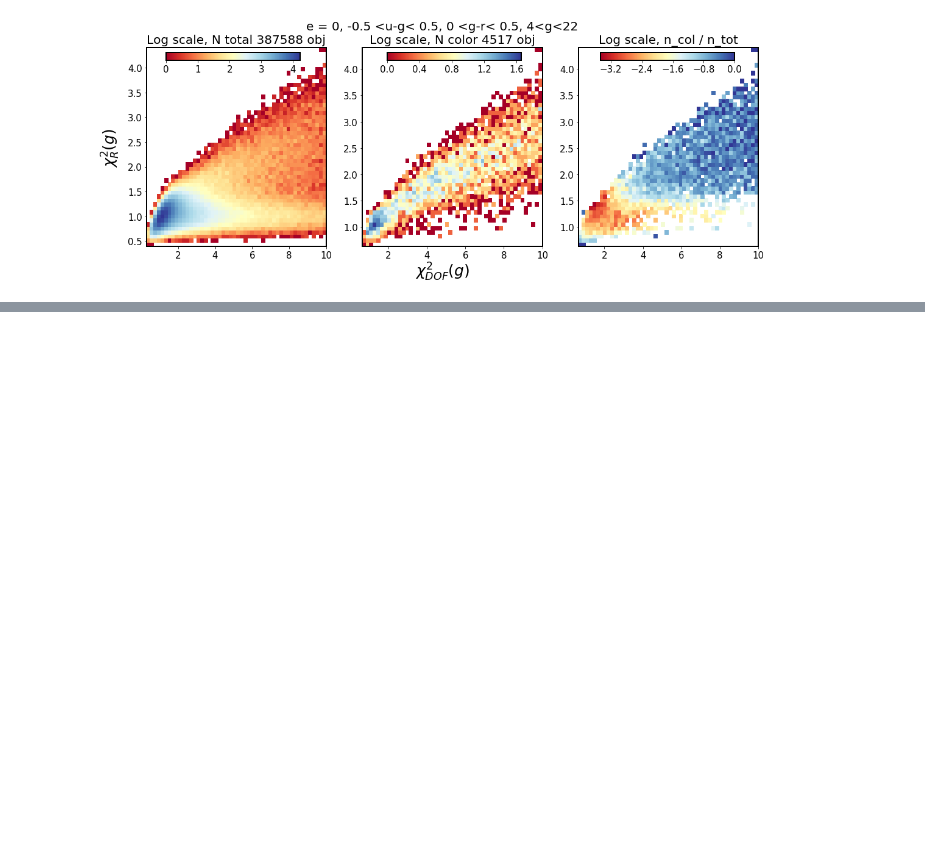
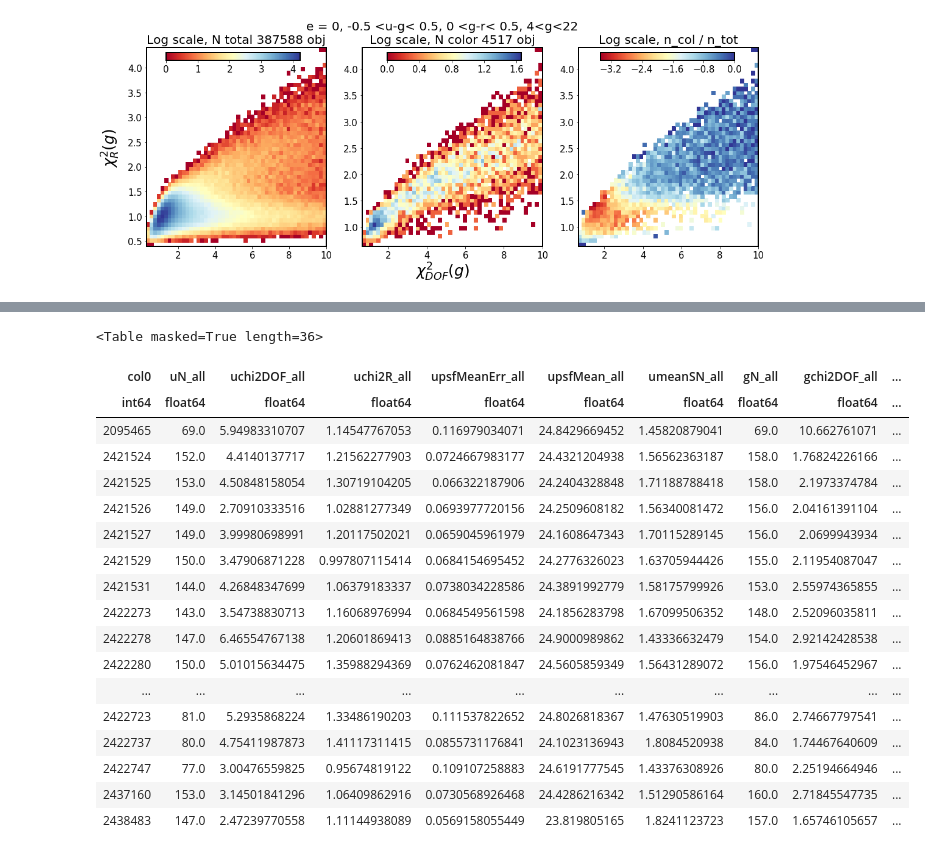
Before and after one commit to suberlak/SDSS_S82_FP_research, a Jupyter notebook: code/06.2017_SDSS_finding_QSO.ipynb, the cells around one changed output, grey strips where cells are left out. Saved outputs shown, nothing was run; the diff lists cells and outputs as text; code cells hidden in the pictures; blank space fills up the shorter version.

```diff
--- a/code/06.2017_SDSS_finding_QSO.ipynb
+++ b/code/06.2017_SDSS_finding_QSO.ipynb
@@ -640,0 +787,32 @@ Saved as /Users/chris/GradResearch/SDSS_S82_FP_research/data_products/Fig_findin
+# %%
+# Figure out why in some cases the mean lightcurve error is < 0  .....
+# How is this possible ??? Is there anything wrong with the pipeline ?
+
+mask = {}
+
+for f in 'ugriz' :
+    mask[f] = data[f+'psfMeanErr_all'].data.data < 0
+m = mask['u'] | mask['g'] | mask['r'] | mask['i'] | mask['z']
+# %%
+
+data[mask['i']]
+# %% [output]
+<Table masked=True length=36>
+| col0 | uN_all | uchi2DOF_all | uchi2R_all | upsfMeanErr_all | upsfMean_all | umeanSN_all | gN_all | gchi2DOF_all | ... |
+| int64 | float64 | float64 | float64 | float64 | float64 | float64 | float64 | float64 | ... |
+| 2095465 | 69.0 | 5.94983310707 | 1.14547767053 | 0.116979034071 | 24.8429669452 | 1.45820879041 | 69.0 | 10.662761071 | ... |
+| 2421524 | 152.0 | 4.4140137717 | 1.21562277903 | 0.0724667983177 | 24.4321204938 | 1.56562363187 | 158.0 | 1.76824226166 | ... |
+| 2421525 | 153.0 | 4.50848158054 | 1.30719104205 | 0.066322187906 | 24.2404328848 | 1.71188788418 | 158.0 | 2.1973374784 | ... |
+| 2421526 | 149.0 | 2.70910333516 | 1.02881277349 | 0.0693977720156 | 24.2509608182 | 1.56340081472 | 156.0 | 2.04161391104 | ... |
+| 2421527 | 149.0 | 3.99980698991 | 1.20117502021 | 0.0659045961979 | 24.1608647343 | 1.70115289145 | 156.0 | 2.0699943934 | ... |
+| 2421529 | 150.0 | 3.47906871228 | 0.997807115414 | 0.0684154695452 | 24.2776326023 | 1.63705944426 | 155.0 | 2.11954087047 | ... |
+| 2421531 | 144.0 | 4.26848347699 | 1.06379183337 | 0.0738034228586 | 24.3891992779 | 1.58175799926 | 153.0 | 2.55974365855 | ... |
+| 2422273 | 143.0 | 3.54738830713 | 1.16068976994 | 0.0684549561598 | 24.1856283798 | 1.67099506352 | 148.0 | 2.52096035811 | ... |
+| 2422278 | 147.0 | 6.46554767138 | 1.20601869413 | 0.0885164838766 | 24.9000989862 | 1.43336632479 | 154.0 | 2.92142428538 | ... |
+| 2422280 | 150.0 | 5.01015634475 | 1.35988294369 | 0.0762462081847 | 24.5605859349 | 1.56431289072 | 156.0 | 1.97546452967 | ... |
+| ... | ... | ... | ... | ... | ... | ... | ... | ... | ... |
+| 2422723 | 81.0 | 5.2935868224 | 1.33486190203 | 0.111537822652 | 24.8026818367 | 1.47630519903 | 86.0 | 2.74667797541 | ... |
+| 2422737 | 80.0 | 4.75411987873 | 1.41117311415 | 0.0855731176841 | 24.1023136943 | 1.8084520938 | 84.0 | 1.74467640609 | ... |
+| 2422747 | 77.0 | 3.00476559825 | 0.95674819122 | 0.109107258883 | 24.6191777545 | 1.43376308926 | 80.0 | 2.25194664946 | ... |
+| 2437160 | 153.0 | 3.14501841296 | 1.06409862916 | 0.0730568926468 | 24.4286216342 | 1.51290586164 | 160.0 | 2.71845547735 | ... |
+| 2438483 | 147.0 | 2.47239770558 | 1.11144938089 | 0.0569158055449 | 23.819805165 | 1.8241123723 | 157.0 | 1.65746105657 | ... |
```
Also changed, not shown: parts of 10 cells of this notebook, 2 other files.
